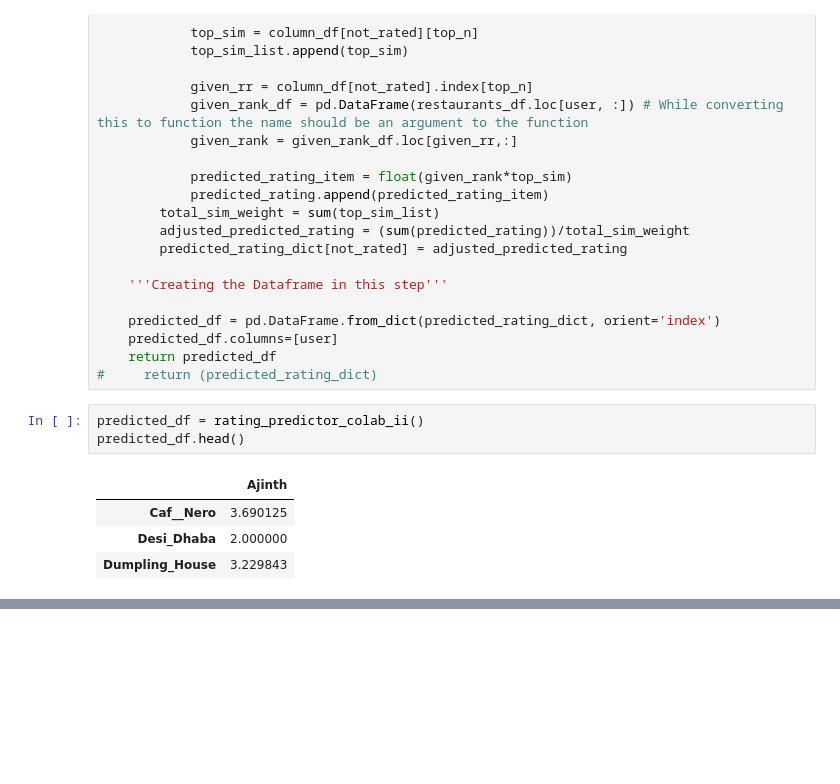
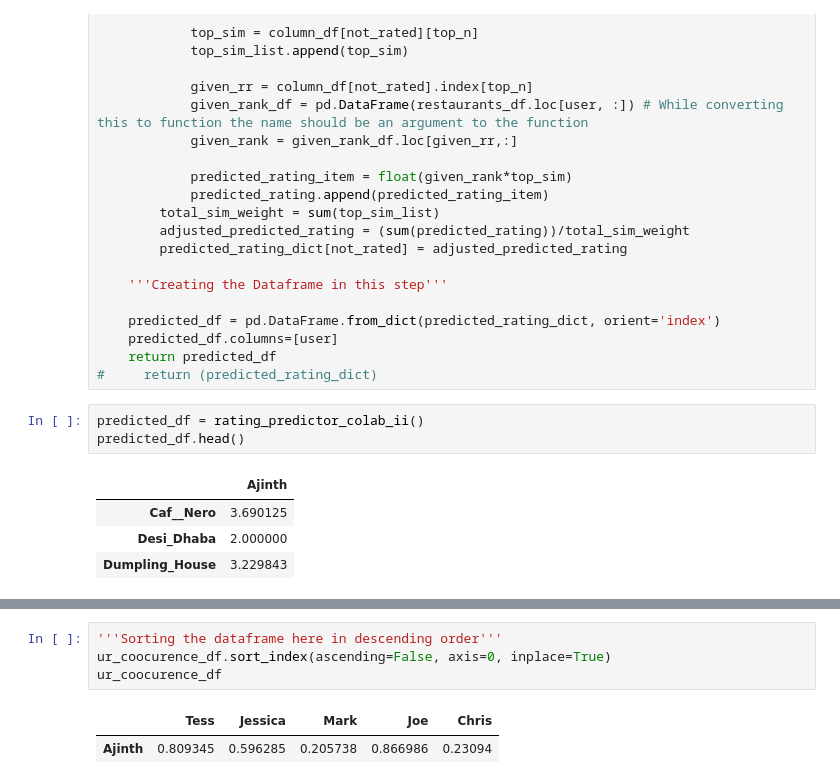
Before and after one commit to Ajinth/Recommender-System, a Jupyter notebook: Research/Recommender_Test_Code.ipynb, the cells around one changed output, grey strips where cells are left out. Cells and saved outputs as stored; diff of their text form; blank space fills up the shorter version.

```diff
--- a/Research/Recommender_Test_Code.ipynb
+++ b/Research/Recommender_Test_Code.ipynb
@@ -291,0 +362,7 @@ predicted_df.head()
+# %%
+'''Sorting the dataframe here in descending order'''
+ur_coocurence_df.sort_index(ascending=False, axis=0, inplace=True)
+ur_coocurence_df
+# %% [output]
+|  | Tess | Jessica | Mark | Joe | Chris |
+| Ajinth | 0.809345 | 0.596285 | 0.205738 | 0.866986 | 0.23094 |
```
Also changed, not shown: parts of 19 cells of this notebook.
